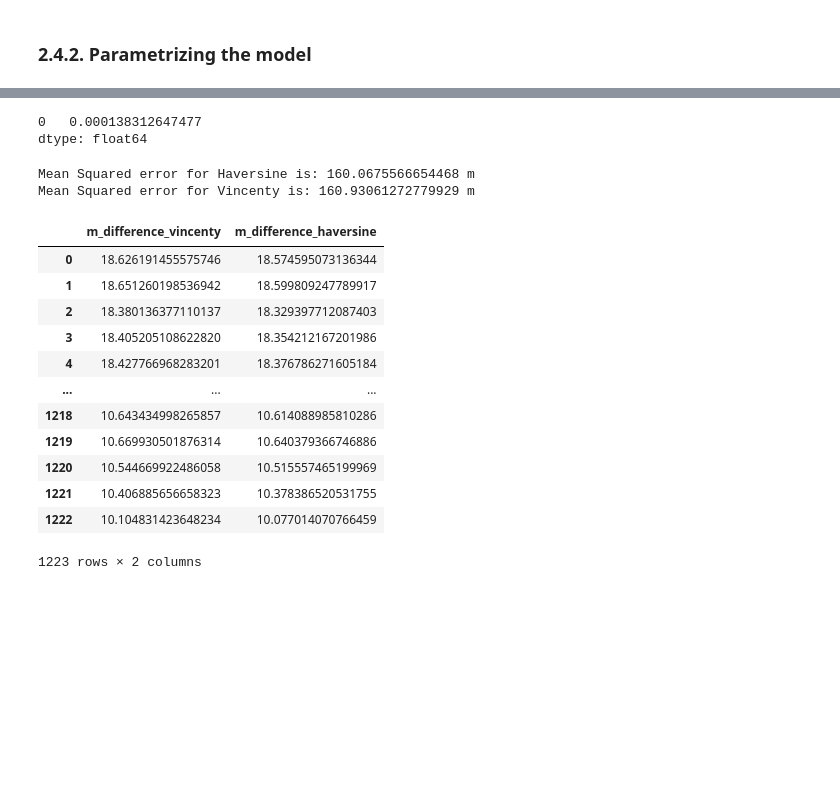
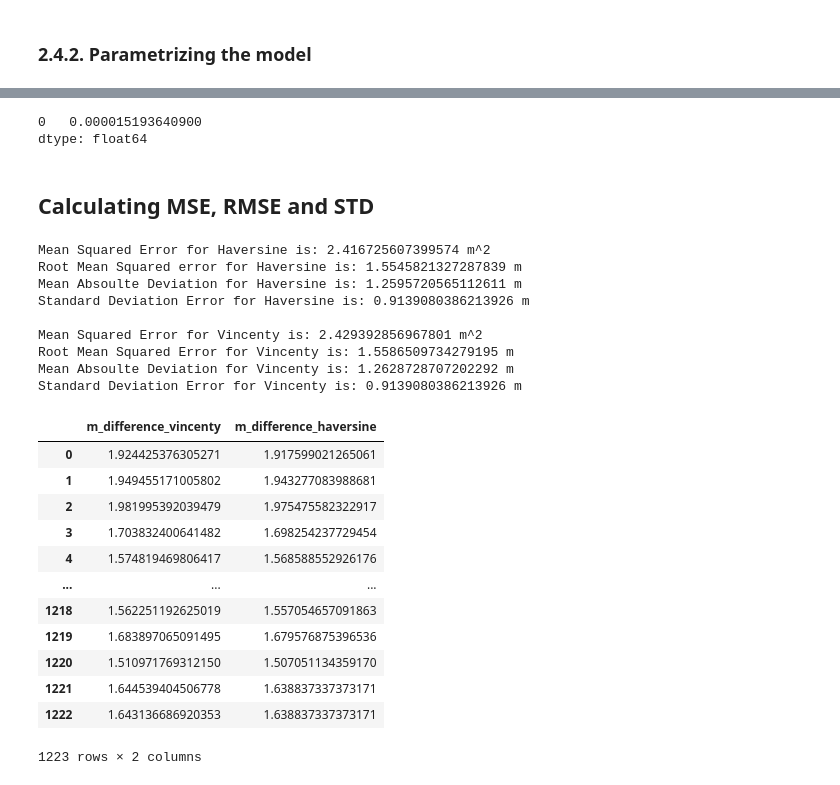
Before and after one commit to enacheandrei7/indoor-localization-dnn-knn-lstm, a Jupyter notebook: pdr_estimation_lstm/PDR_estimation_sensor_and_location_pca.ipynb, the cells around one changed output, grey strips where cells are left out. Saved outputs shown, nothing was run; the diff lists cells and outputs as text; code cells hidden in the pictures; blank space fills up the shorter version.

```diff
--- a/pdr_estimation_lstm/PDR_estimation_sensor_and_location_pca.ipynb
+++ b/pdr_estimation_lstm/PDR_estimation_sensor_and_location_pca.ipynb
@@ -291,9 +292,9 @@ class PlotLearning(keras.callbacks.Callback):
 # %%
 attributes_cols = X_pca.shape[1]
 batch_size=100
-epochs=1
-checkpoint_path = f"checkpoints/test/cp.ckpt"
-# checkpoint_path = f"checkpoints/pca_{epochs}ep_{batch_size}bs_{backcandles}bc_{downsample_interval}freq/cp.ckpt"
+epochs=70
+# checkpoint_path = f"checkpoints/test/cp.ckpt"
+checkpoint_path = f"checkpoints/pca_{epochs}ep_{batch_size}bs_{backcandles}bc_{downsample_interval}freq/cp.ckpt"
 checkpoint_dir = os.path.dirname(checkpoint_path)
 
 lstm_input = Input(shape=(backcandles, attributes_cols), name='lstm_input')
@@ -322,6 +323,11 @@ model.fit(x=X_train,
           validation_split=0.1,
           callbacks=[PlotLearning(), cp_callback])
 
+# save the model to disk
+filename = 'finalized_model.sav'
+filename = f"models/pca_{epochs}ep_{batch_size}bs_{backcandles}bc_{downsample_interval}freq.sav"
+pickle.dump(model, open(filename, 'wb'))
+
 # model = Sequential()
 # model.add(LSTM(128, activation='relu', name='first_layer', return_sequences=True))
 # model.add(LSTM(128, activation='relu', name='second_layer', return_sequences=False))
@@ -504,40 +524,72 @@ sum_dist = distance_df.sum()
 mean_error = sum_dist/len(distance_df)
 mean_error
 # %% [output]
-0   0.000138312647477
+0   0.000015193640900
 dtype: float64
+# %% [markdown]
+## Calculating MSE, RMSE and STD
 # %%
 df_final = pd.DataFrame()
 df_final = pd.concat([y_pred_step_2, y_test_step_2], axis=1)
 
 df_final['km_difference_haversine'] = df_final.apply(calculate_spherical_distance, axis=1)
 df_final['m_difference_haversine'] = df_final['km_difference_haversine']*1000
 
 df_final['km_difference_vincenty'] = df_final.apply(calculate_vincenty_distance, axis=1)
 df_final['m_difference_vincenty'] = df_final['km_difference_vincenty']*1000
 
+# Transform all the differences in positive values for Standard Deviation
+df_final['m_difference_haversine_module']=np.sqrt(df_final['m_difference_haversine']*df_final['m_difference_haversine'])
+df_final['m_difference_vincenty_module']=np.sqrt(df_final['m_difference_vincenty']*df_final['m_difference_vincenty'])
+
 # Mean Squared Error Haversine
 mse_h = (df_final['m_difference_haversine']*df_final['m_difference_haversine']).sum()/len(df_final)
-print(f'Mean Squared error for Haversine is: {mse_h} m')
+print(f'Mean Squared Error for Haversine is: {mse_h} m^2')
+# Root Mean Squared Error Haversine
+rmse_h = np.sqrt(mse_h)
+print(f'Root Mean Squared error for Haversine is: {rmse_h} m')
+# Mean Absoulte Deviation (MAD)
+mad_h = df_final['m_difference_haversine_module'].sum()/len(df_final)
+print(f'Mean Absoulte Deviation for Haversine is: {mad_h} m')
+# Standard Deviation for Haversine
+haversine_std = df_final['m_difference_vincenty_module'].std()
+print(f'Standard Deviation Error for Haversine is: {haversine_std} m')
+print('')
 
 # Mean Squared Error Vincenty
 mse_v = (df_final['m_difference_vincenty']*df_final['m_difference_vincenty']).sum()/len(df_final)
-print(f'Mean Squared error for Vincenty is: {mse_v} m')
+print(f'Mean Squared Error for Vincenty is: {mse_v} m^2')
+# Root Mean Squared Error Haversine
+rmse_v = np.sqrt(mse_v)
+print(f'Root Mean Squared Error for Vincenty is: {rmse_v} m')
+# Mean Absoulte Deviation (MAD)
+mad_v = df_final['m_difference_vincenty_module'].sum()/len(df_final)
+print(f'Mean Absoulte Deviation for Vincenty is: {mad_v} m')
+# Standard Deviation for Vincenty
+varcity_std = df_final['m_difference_vincenty_module'].std()
+print(f'Standard Deviation Error for Vincenty is: {varcity_std} m')
 
 df_final.loc[:, ['m_difference_vincenty', 'm_difference_haversine']]
 # %% [output]
-Mean Squared error for Haversine is: 160.0675566654468 m
-Mean Squared error for Vincenty is: 160.93061272779929 m
+Mean Squared Error for Haversine is: 2.416725607399574 m^2
+Root Mean Squared error for Haversine is: 1.5545821327287839 m
+Mean Absoulte Deviation for Haversine is: 1.2595720565112611 m
+Standard Deviation Error for Haversine is: 0.9139080386213926 m
+
+Mean Squared Error for Vincenty is: 2.429392856967801 m^2
+Root Mean Squared Error for Vincenty is: 1.5586509734279195 m
+Mean Absoulte Deviation for Vincenty is: 1.2628728707202292 m
+Standard Deviation Error for Vincenty is: 0.9139080386213926 m
 |  | m_difference_vincenty | m_difference_haversine |
-| 0 | 18.626191455575746 | 18.574595073136344 |
-| 1 | 18.651260198536942 | 18.599809247789917 |
-| 2 | 18.380136377110137 | 18.329397712087403 |
-| 3 | 18.405205108622820 | 18.354212167201986 |
-| 4 | 18.427766968283201 | 18.376786271605184 |
+| 0 | 1.924425376305271 | 1.917599021265061 |
+| 1 | 1.949455171005802 | 1.943277083988681 |
+| 2 | 1.981995392039479 | 1.975475582322917 |
+| 3 | 1.703832400641482 | 1.698254237729454 |
+| 4 | 1.574819469806417 | 1.568588552926176 |
 | ... | ... | ... |
-| 1218 | 10.643434998265857 | 10.614088985810286 |
-| 1219 | 10.669930501876314 | 10.640379366746886 |
-| 1220 | 10.544669922486058 | 10.515557465199969 |
-| 1221 | 10.406885656658323 | 10.378386520531755 |
-| 1222 | 10.104831423648234 | 10.077014070766459 |
+| 1218 | 1.562251192625019 | 1.557054657091863 |
+| 1219 | 1.683897065091495 | 1.679576875396536 |
+| 1220 | 1.510971769312150 | 1.507051134359170 |
+| 1221 | 1.644539404506778 | 1.638837337373171 |
+| 1222 | 1.643136686920353 | 1.638837337373171 |
 1223 rows × 2 columns
```
Also changed, not shown: parts of 11 cells of this notebook, 7 other files.
